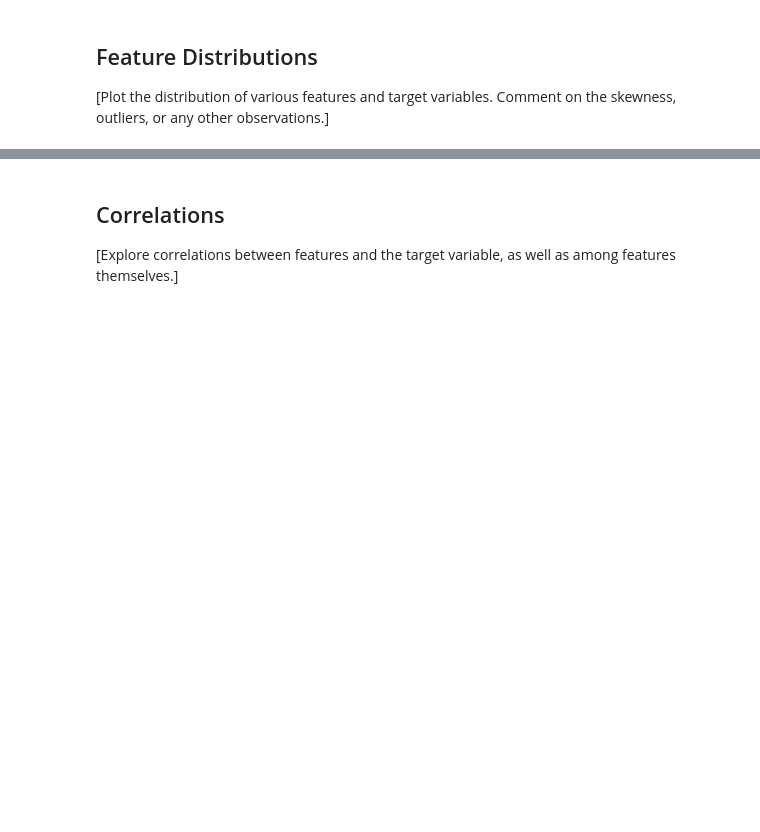
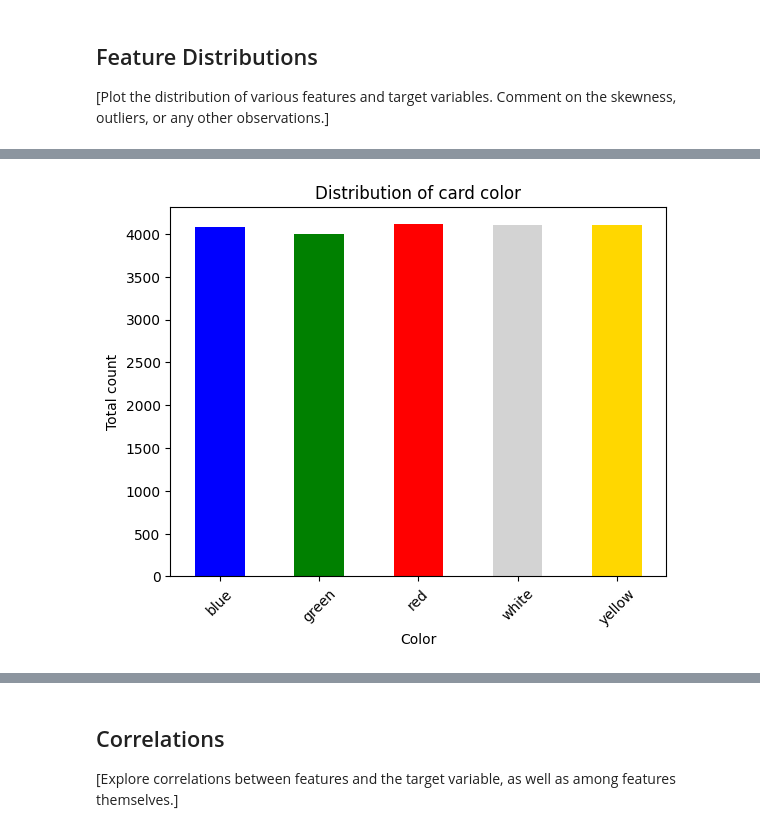
Before and after one commit to cosimab/hanabi_ml, a Jupyter notebook: 1_DatasetCharacteristics/exploratory_data_analysis.ipynb, the cells around one changed output, grey strips where cells are left out. Saved outputs shown, nothing was run; the diff lists cells and outputs as text; code cells hidden in the pictures; blank space fills up the shorter version.

```diff
--- a/1_DatasetCharacteristics/exploratory_data_analysis.ipynb
+++ b/1_DatasetCharacteristics/exploratory_data_analysis.ipynb
@@ -73,0 +250,26 @@ plt.show()
+# %%
+# Create a df without player info and without score
+p1 = df.filter(p1_cols).copy()
+p1.columns = p1.columns.str.replace('p1_', '', regex=False)
+p2 = df.filter(p2_cols).copy()
+p2.columns = p2.columns.str.replace('p2_', '', regex=False)
+
+card_df = pd.concat([p1,p2], ignore_index=True)
+column_sums = card_df.sum()
+
+column_sums = column_sums.reset_index()
+column_sums.columns = ["card", "count"]
+column_sums["color"] = column_sums["card"].str.extract(r'([a-zA-Z]+)')
+column_sums["number"] = column_sums["card"].str.extract(r'([0-9]+)')
+
+# Distribution by card color
+color_totals = column_sums.groupby("color")["count"].sum()
+colors = ["blue", "green", "red", "lightgray", "gold"]
+color_totals.plot(kind="bar", color=colors)
+plt.xlabel("Color")
+plt.ylabel("Total count")
+plt.title("Distribution of card color")
+plt.xticks(rotation=45)
+plt.show()
+# %% [output]
+[figure, added]
```
Also changed, not shown: parts of 18 cells of this notebook, 2 other files.
